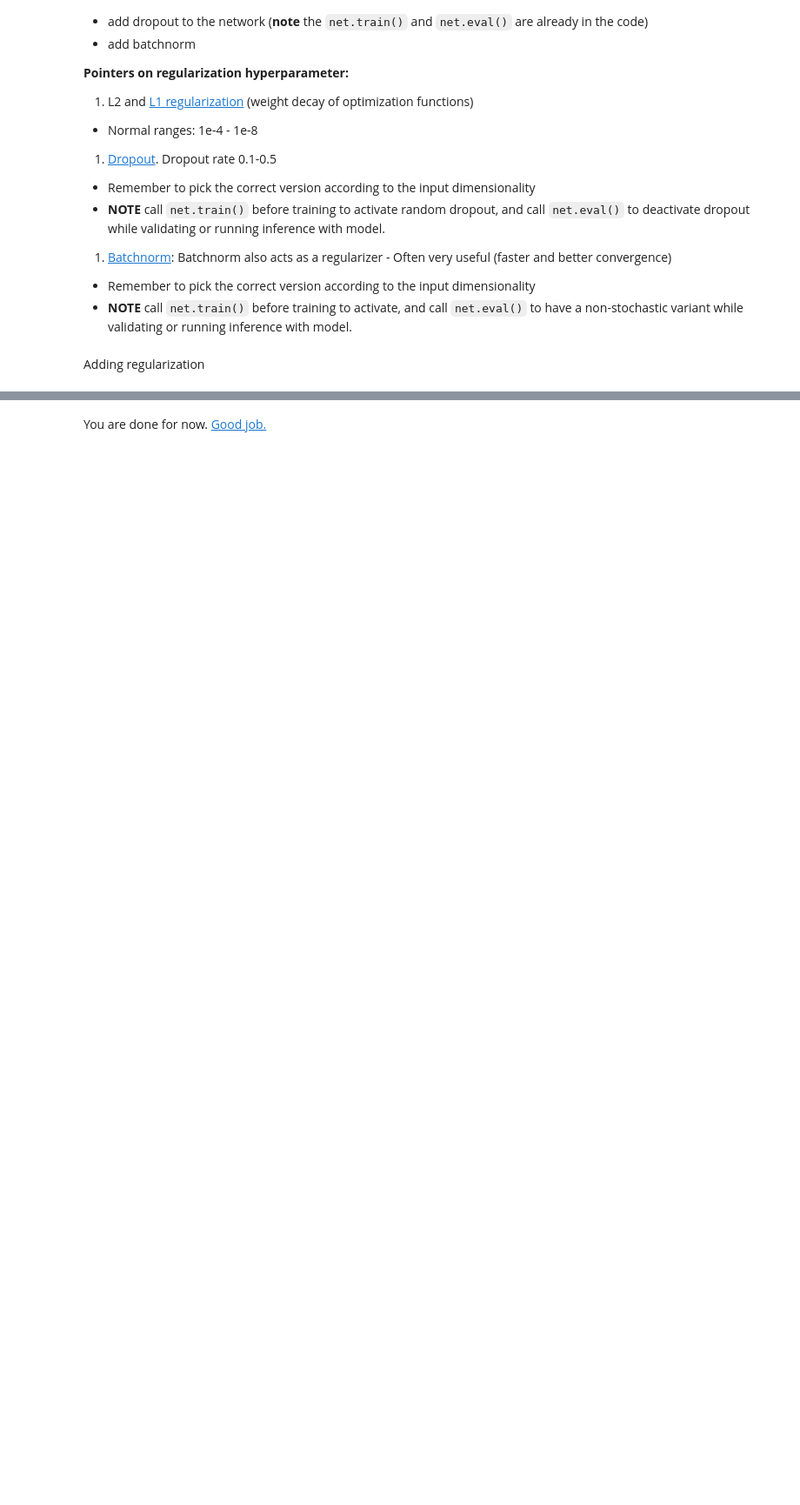
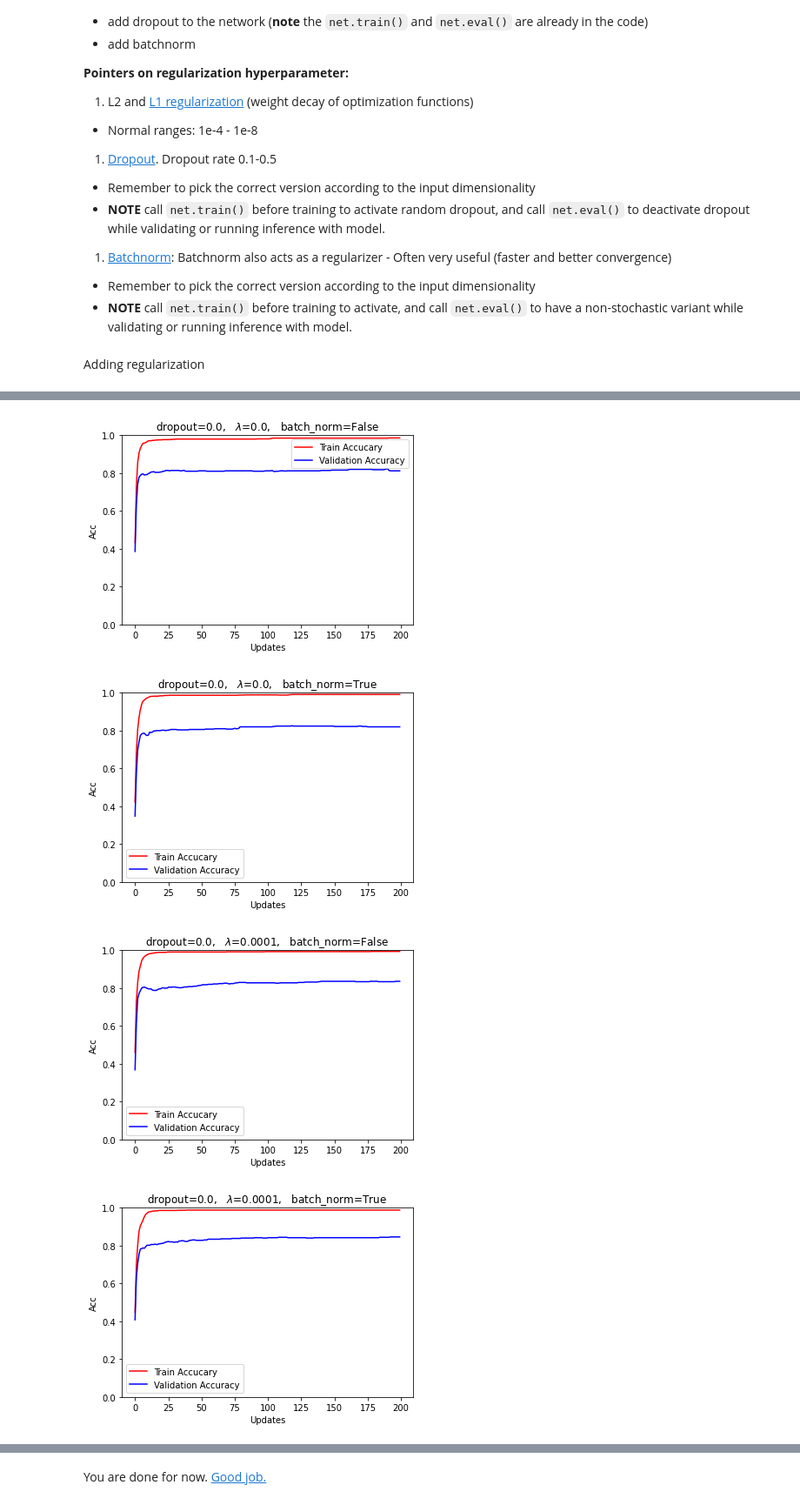
Before and after one commit to LaugeHermansen/02456-deep-learning-with-PyTorch, a Jupyter notebook: 3_Feedforward_PyTorch/3.4-EXE-FFN-MNIST.ipynb, the cells around one changed output, grey strips where cells are left out. Shown: that part at 87% size. Drawn from its saved outputs; the diff is of its cells as text; code cells hidden in the pictures; blank space fills up the shorter version.

```diff
--- a/3_Feedforward_PyTorch/3.4-EXE-FFN-MNIST.ipynb
+++ b/3_Feedforward_PyTorch/3.4-EXE-FFN-MNIST.ipynb
@@ -512,0 +498,26 @@ mynetl1l2 = MyNet()
+# %%
+dropout_vals = (0.0, 0.1, 0.3, 0.5)
+norm_vals = (0., 1e-4, 1e-6, 1e-8)
+batch_norm_vals = (False, True)
+
+# dropout_vals = (0.3, 0.5)
+# norm_vals = (1e-4, 1e-8)
+# batch_norm_vals = (True,)
+
+mynets = {}
+
+for dropout_val in dropout_vals:
+    for lambdak in norm_vals:
+        for batch_norm_val in batch_norm_vals:
+            mynets[dropout_val, lambdak, batch_norm_val] = MyNet(layers, initializer=init.xavier_normal_,
+                                                                 lambda1=lambdak, lambda2=lambdak,
+                                                                 batch_norm=batch_norm_val, dropout=dropout_val)
+# %%
+num_epochs = 200
+
+matplotlib.rcParams['figure.max_open_warning'] = 0
+
+for dropout_val, lambdak, batch_norm_val in mynets:
+    net = mynets[dropout_val, lambdak, batch_norm_val]
+    train_model(net, optimizerAdam(lr=1e-4, weight_decay=lambdak), num_epochs=num_epochs, plot_title=f"dropout={dropout_val},   $\lambda$={lambdak},   batch_norm={batch_norm_val}")
+# %% [output]
@@ -512,0 +541,4 @@ mynetl1l2 = MyNet()
+[figure, added]
+[figure, added]
+[figure, added]
+[figure, added]
```
Also changed, not shown: parts of 10 cells of this notebook.
